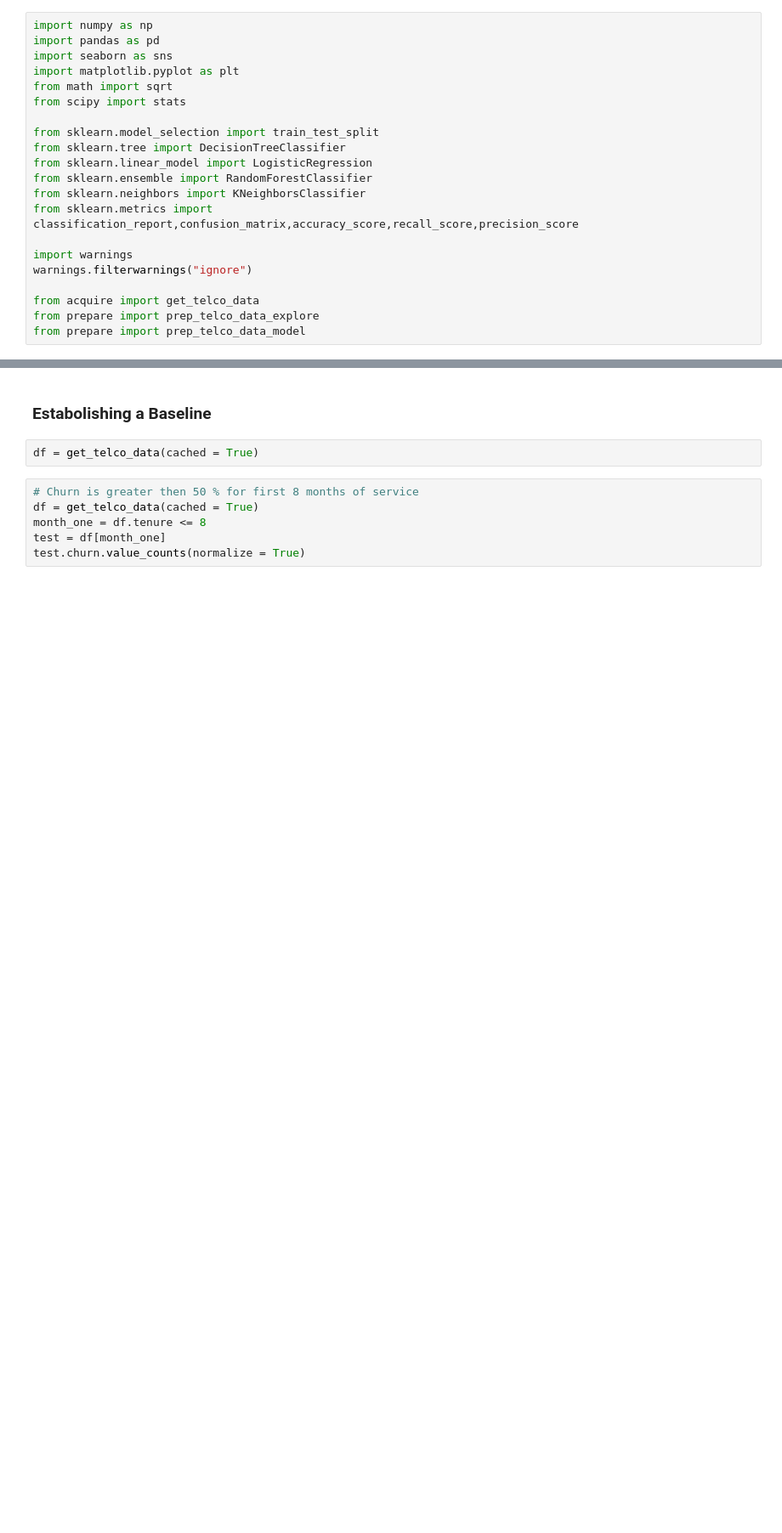
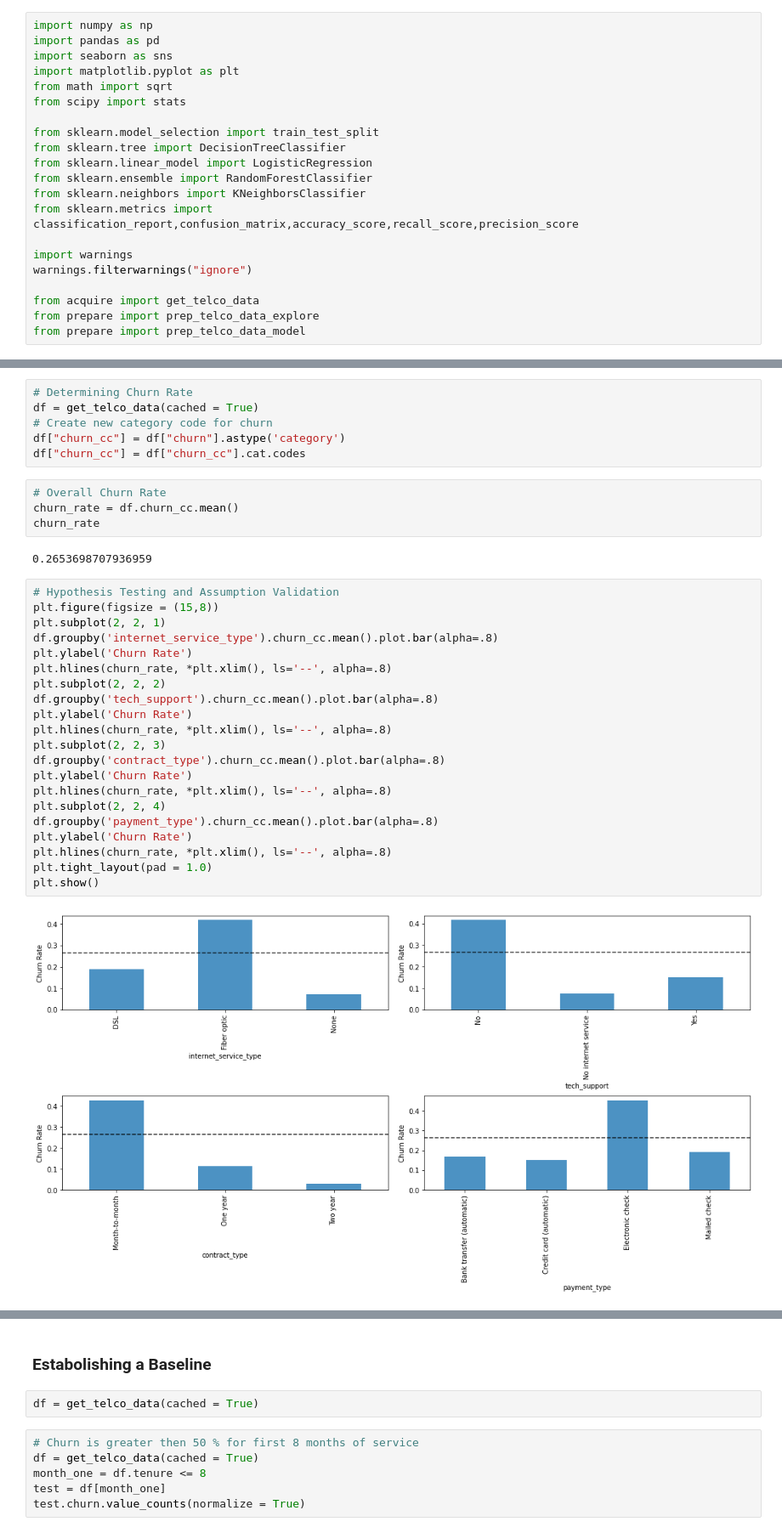
Before and after one commit to CSolitaire/telco_churn, a Jupyter notebook: solitaire_classification_project.ipynb, the cells around one changed output, grey strips where cells are left out. Shown at 85% size. Cells and saved outputs as stored; diff of their text form; blank space fills up the shorter version.

```diff
--- a/solitaire_classification_project.ipynb
+++ b/solitaire_classification_project.ipynb
@@ -25,0 +202,35 @@ from prepare import prep_telco_data_model
+# %%
+# Determining Churn Rate
+df = get_telco_data(cached = True)
+# Create new category code for churn
+df["churn_cc"] = df["churn"].astype('category')
+df["churn_cc"] = df["churn_cc"].cat.codes
+# %%
+# Overall Churn Rate
+churn_rate = df.churn_cc.mean()
+churn_rate
+# %% [output]
+0.2653698707936959
+# %%
+# Hypothesis Testing and Assumption Validation
+plt.figure(figsize = (15,8))
+plt.subplot(2, 2, 1)
+df.groupby('internet_service_type').churn_cc.mean().plot.bar(alpha=.8)
+plt.ylabel('Churn Rate')
+plt.hlines(churn_rate, *plt.xlim(), ls='--', alpha=.8)
+plt.subplot(2, 2, 2)
+df.groupby('tech_support').churn_cc.mean().plot.bar(alpha=.8)
+plt.ylabel('Churn Rate')
+plt.hlines(churn_rate, *plt.xlim(), ls='--', alpha=.8)
+plt.subplot(2, 2, 3)
+df.groupby('contract_type').churn_cc.mean().plot.bar(alpha=.8)
+plt.ylabel('Churn Rate')
+plt.hlines(churn_rate, *plt.xlim(), ls='--', alpha=.8)
+plt.subplot(2, 2, 4)
+df.groupby('payment_type').churn_cc.mean().plot.bar(alpha=.8)
+plt.ylabel('Churn Rate')
+plt.hlines(churn_rate, *plt.xlim(), ls='--', alpha=.8)
+plt.tight_layout(pad = 1.0)
+plt.show()
+# %% [output]
+[figure, added]
```
Also changed, not shown: parts of 23 cells of this notebook, 1 other file.
